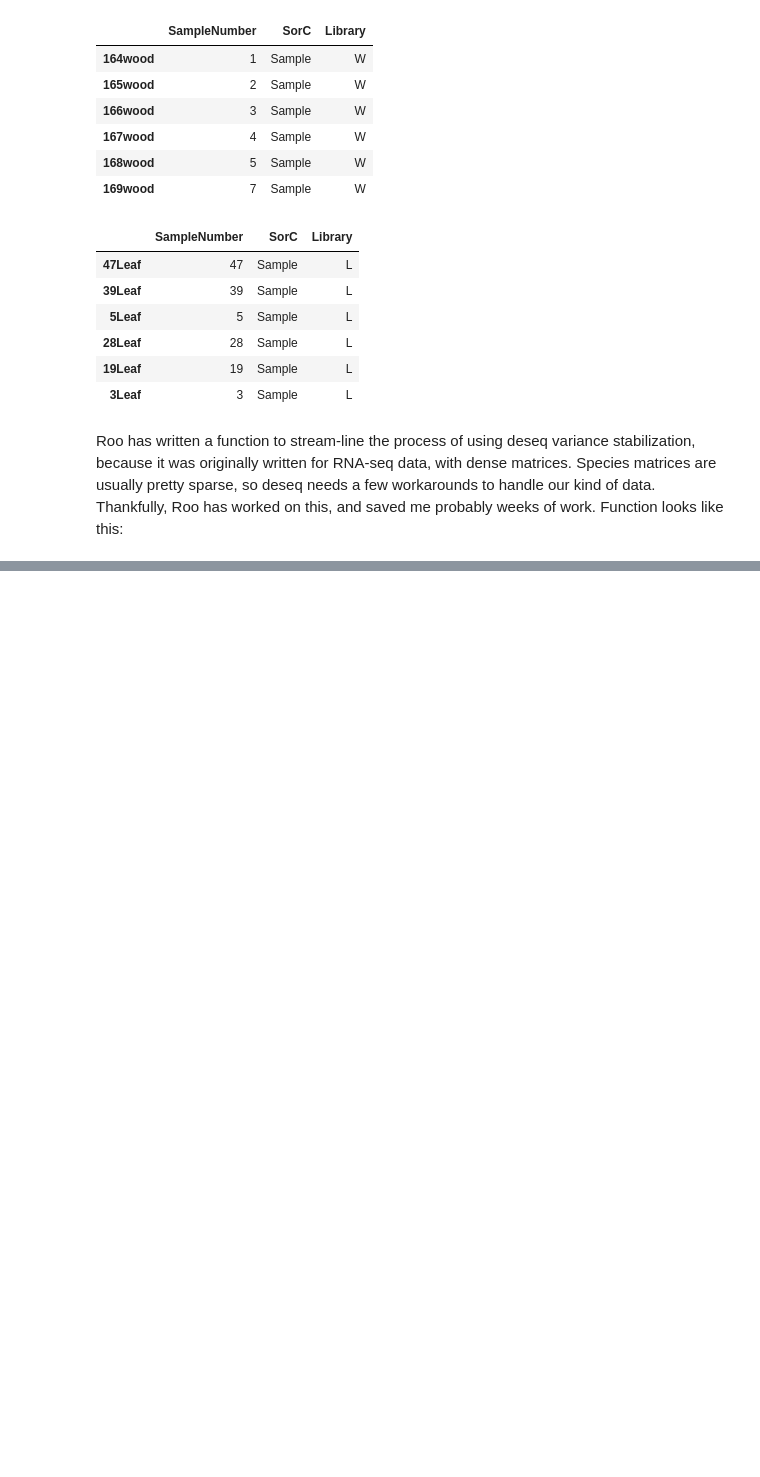
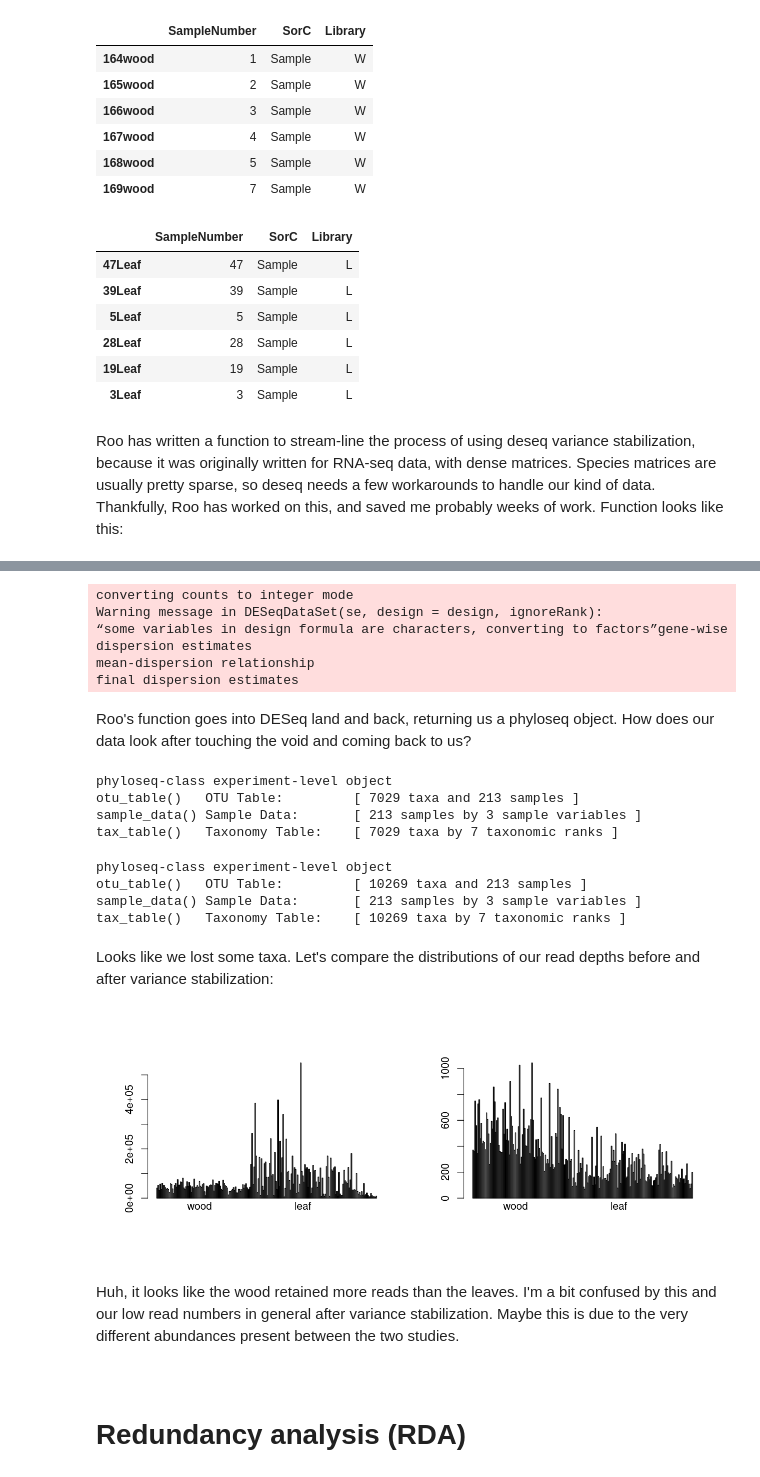
Before and after one commit to danchurch/taiwan_combined, a Jupyter notebook: XylariaLeafWoodStats.ipynb, the cells around one changed output, grey strips where cells are left out. Saved outputs shown, nothing was run; the diff lists cells and outputs as text; code cells hidden in the pictures; blank space fills up the shorter version.

```diff
--- a/XylariaLeafWoodStats.ipynb
+++ b/XylariaLeafWoodStats.ipynb
@@ -130,6 +131,6 @@ To subtract the negative control reads from the others, we can treat these objec
 # %%
-## make a backup, in case we mess something up:
-biom95.bak <- biom95
+## make a phyloseq object, in case we mess something up:
+biom95.nonc <- biom95
 # %% [markdown]
 Wood samples:
 # %%
@@ -188,5 +189,5 @@ Not many. Most of these needed to be removed anyway.
 # %%
-biom95_hiread <- prune_samples(sample_sums(biom95)>=2000, biom95)
+biom95_hiread <- prune_samples(sample_sums(biom95.nonc)>=2000, biom95)
 # %% [markdown]
 Did this work?
 # %%
@@ -268,3 +269,51 @@ Try it out on our data:
 # %%
 ## match Roo's random seed set, not sure if this is necessary for DeSeq but let's err on the side of caution
 set.seed(28132)
+# %%
+deseq95 <- DESeq_varstab(biom95_hiread_nocontrol, ~Library)
+# %% [output]
+converting counts to integer mode
+Warning message in DESeqDataSet(se, design = design, ignoreRank):
+“some variables in design formula are characters, converting to factors”gene-wise dispersion estimates
+mean-dispersion relationship
+final dispersion estimates
+# %% [markdown]
+Roo's function goes into DESeq land and back, returning us a phyloseq object. How does our data look after touching the void and coming back to us?
+# %%
+deseq95
+# %% [output]
+phyloseq-class experiment-level object
+otu_table()   OTU Table:         [ 7029 taxa and 213 samples ]
+sample_data() Sample Data:       [ 213 samples by 3 sample variables ]
+tax_table()   Taxonomy Table:    [ 7029 taxa by 7 taxonomic ranks ]
+# %%
+biom95_hiread_nocontrol
+# %% [output]
+phyloseq-class experiment-level object
+otu_table()   OTU Table:         [ 10269 taxa and 213 samples ]
+sample_data() Sample Data:       [ 213 samples by 3 sample variables ]
+tax_table()   Taxonomy Table:    [ 10269 taxa by 7 taxonomic ranks ]
+# %% [markdown]
+Looks like we lost some taxa. Let's compare the distributions of our read depths before and after variance stabilization:
+# %%
+par(mfrow = c(1,2))
+options(repr.plot.width = 10, repr.plot.height = 4)
+
+#barplot(sample_sums(biom95_hiread_nocontrol), axisnames=FALSE)
+#barplot(sample_sums(deseq95))
+
+barplot(sample_sums(biom95_hiread_nocontrol), axisnames=FALSE)
+mtext(text='wood', side = 1, at=50)
+mtext(text='leaf', side = 1, at=170)
+
+barplot(sample_sums(deseq95), axisnames=FALSE)
+mtext(text='wood', side = 1, at=50)
+mtext(text='leaf', side = 1, at=170)
+# %% [output]
+[figure, added]
+# %% [markdown]
+Huh, it looks like the wood retained more reads than the leaves. I'm a bit confused by this and our low read numbers in general after variance stabilization. Maybe this is due to the very different abundances present between the two studies.
+# %% [markdown]
+<a id='rda'></a>
+# %% [markdown]
+# Redundancy analysis (RDA)
```
Also changed, not shown: parts of 12 cells of this notebook.
